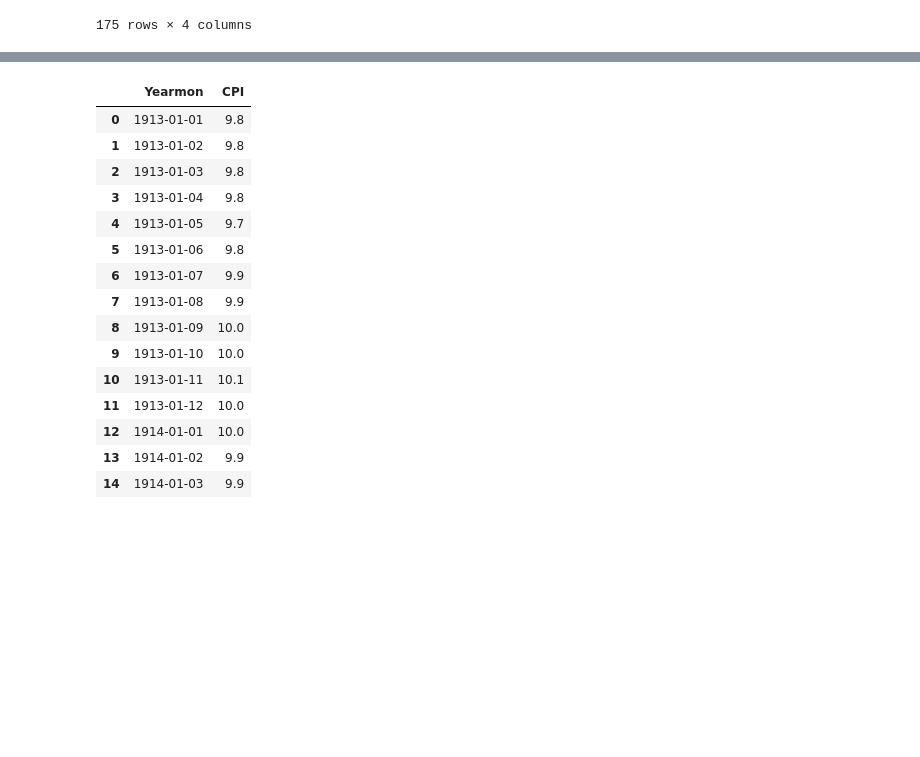
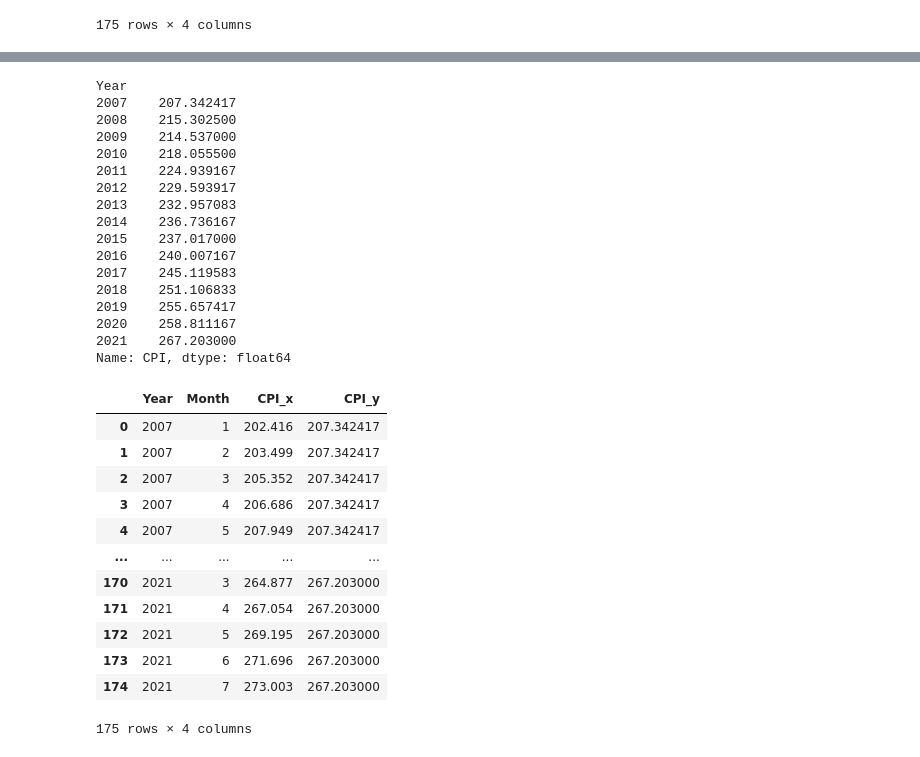
Before and after one commit to AJMnd/Data_Science_Salary, a Jupyter notebook: Notebooks/cleaning_historical_data.ipynb, the cells around one changed output, grey strips where cells are left out. Drawn from its saved outputs; the diff is of its cells as text; code cells hidden in the pictures; blank space fills up the shorter version.

```diff
--- a/Notebooks/cleaning_historical_data.ipynb
+++ b/Notebooks/cleaning_historical_data.ipynb
@@ -130,25 +171,62 @@ CPI_df
 # %%
-#Currently listed as day month year
+years = [2012, 2013, 2014, 2015, 2016, 2017, 2018, 2019, 2020, 2021]
+averages = []
 
-# Add datetime
-CPI_df['Yearmon'] = pd.to_datetime(CPI_df['Yearmon'])
-CPI_df.head(15)
+#school_data_complete_df.groupby(["school_name"]).mean() from PyCitySchools
+    #module work
 
-#now listed as
+for i in CPI_df.index:
+    year = 0
+
+    if CPI_df['Year'][i] == years[year]:
+
+        per_year_averages = CPI_df.groupby(['Year']).mean()
+
+        averages = per_year_averages['CPI']
+
+print(averages)
 # %% [output]
-|  | Yearmon | CPI |
-| 0 | 1913-01-01 | 9.8 |
-| 1 | 1913-01-02 | 9.8 |
-| 2 | 1913-01-03 | 9.8 |
-| 3 | 1913-01-04 | 9.8 |
-| 4 | 1913-01-05 | 9.7 |
-| 5 | 1913-01-06 | 9.8 |
-| 6 | 1913-01-07 | 9.9 |
-| 7 | 1913-01-08 | 9.9 |
-| 8 | 1913-01-09 | 10.0 |
-| 9 | 1913-01-10 | 10.0 |
-| 10 | 1913-01-11 | 10.1 |
-| 11 | 1913-01-12 | 10.0 |
-| 12 | 1914-01-01 | 10.0 |
-| 13 | 1914-01-02 | 9.9 |
-| 14 | 1914-01-03 | 9.9 |
+Year
+2007    207.342417
+2008    215.302500
+2009    214.537000
+2010    218.055500
+2011    224.939167
+2012    229.593917
+2013    232.957083
+2014    236.736167
+2015    237.017000
+2016    240.007167
+2017    245.119583
+2018    251.106833
+2019    255.657417
+2020    258.811167
+2021    267.203000
+Name: CPI, dtype: float64
+# %%
+#{'col1': [1, 2], 'col2': [3, 4]}
+# data = {'Year': years, 'Average CPI': CPI_df['CPI']}
+# data // this works, but it isn't a dataframe
+
+#pd.merge(student_data_df, school_data_df, on=[
+    #"school_name", "school_name"])
+
+# CPI_df['Average CPI'] = averages
+
+
+averageCPI_df = pd.merge(CPI_df, averages, on=['Year', 'Year'])
+averageCPI_df
+# %% [output]
+|  | Year | Month | CPI_x | CPI_y |
+| 0 | 2007 | 1 | 202.416 | 207.342417 |
+| 1 | 2007 | 2 | 203.499 | 207.342417 |
+| 2 | 2007 | 3 | 205.352 | 207.342417 |
+| 3 | 2007 | 4 | 206.686 | 207.342417 |
+| 4 | 2007 | 5 | 207.949 | 207.342417 |
+| ... | ... | ... | ... | ... |
+| 170 | 2021 | 3 | 264.877 | 267.203000 |
+| 171 | 2021 | 4 | 267.054 | 267.203000 |
+| 172 | 2021 | 5 | 269.195 | 267.203000 |
+| 173 | 2021 | 6 | 271.696 | 267.203000 |
+| 174 | 2021 | 7 | 273.003 | 267.203000 |
+175 rows × 4 columns
```
Also changed, not shown: parts of 22 cells of this notebook, 3 other files.
